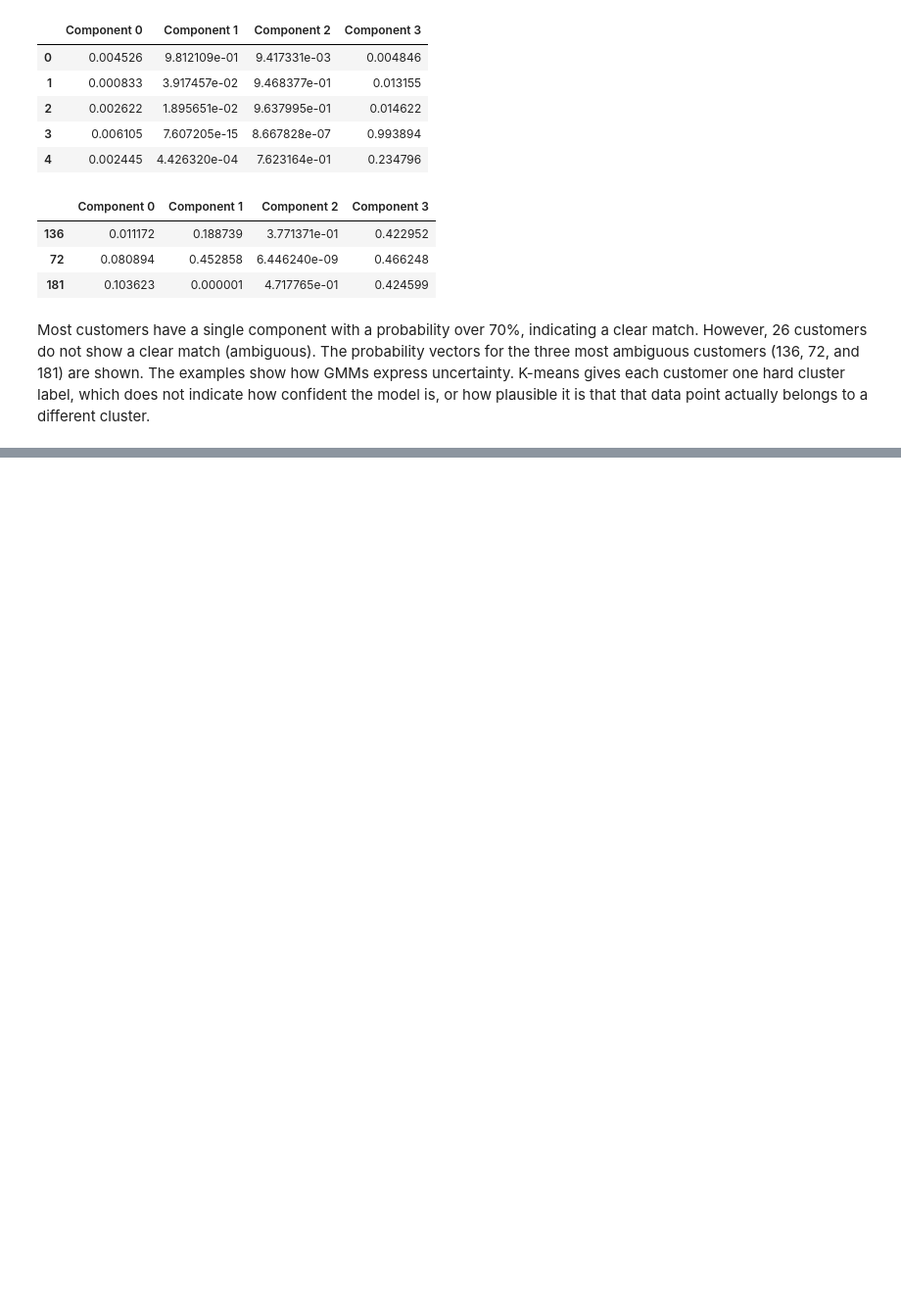
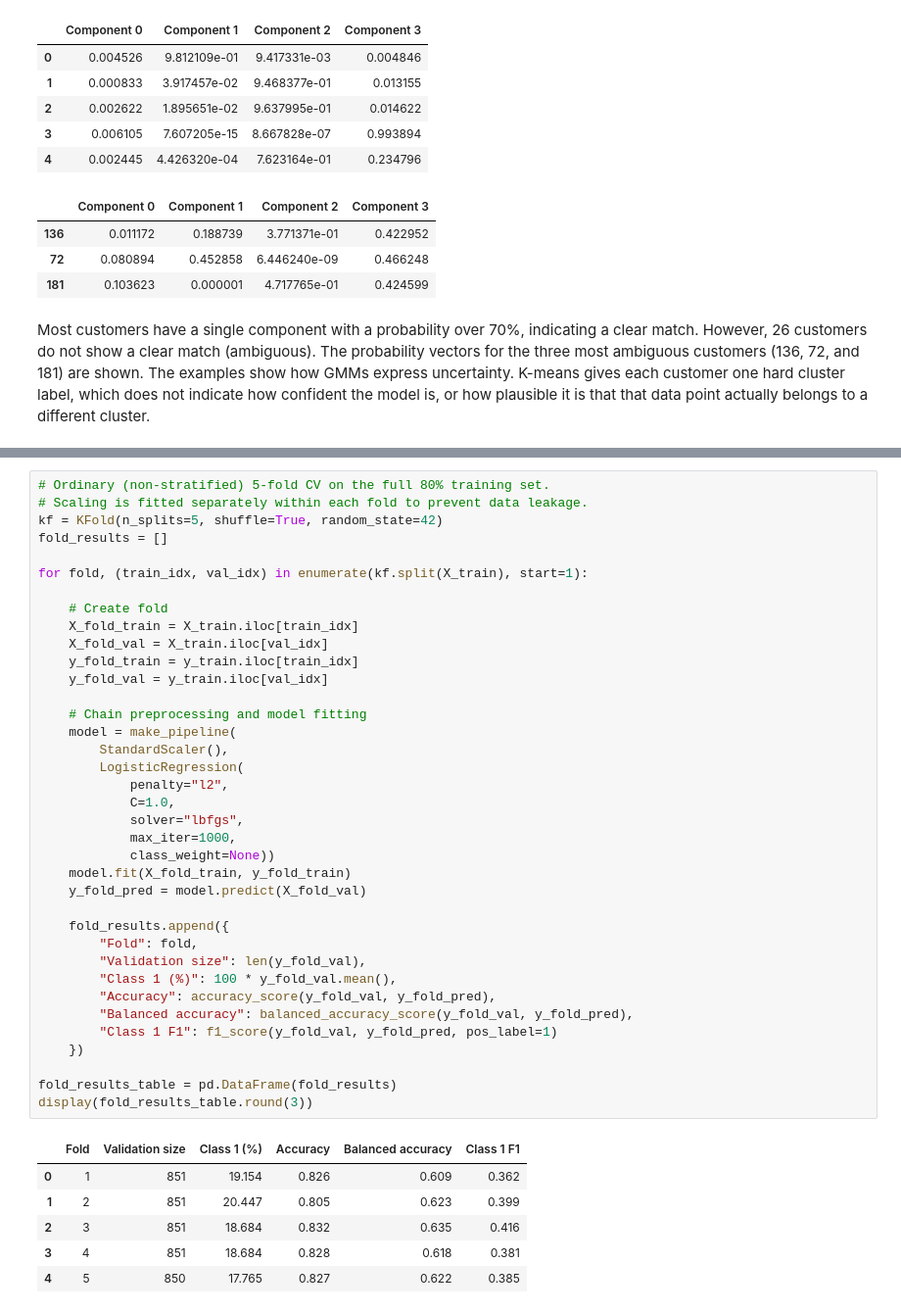
Before and after one commit to codettlaff/CPTS_575, a Jupyter notebook: assignment5/assignment5.ipynb, the cells around one changed output, grey strips where cells are left out. Shown at 98% size. Cells and saved outputs as stored; diff of their text form; blank space fills up the shorter version.

```diff
--- a/assignment5/assignment5.ipynb
+++ b/assignment5/assignment5.ipynb
@@ -420,0 +592,44 @@ Most customers have a single component with a probability over 70%, indicating a
+# %%
+# Ordinary (non-stratified) 5-fold CV on the full 80% training set.
+# Scaling is fitted separately within each fold to prevent data leakage.
+kf = KFold(n_splits=5, shuffle=True, random_state=42)
+fold_results = []
+
+for fold, (train_idx, val_idx) in enumerate(kf.split(X_train), start=1):
+
+    # Create fold
+    X_fold_train = X_train.iloc[train_idx]
+    X_fold_val = X_train.iloc[val_idx]
+    y_fold_train = y_train.iloc[train_idx]
+    y_fold_val = y_train.iloc[val_idx]
+
+    # Chain preprocessing and model fitting
+    model = make_pipeline(
+        StandardScaler(),
+        LogisticRegression(
+            penalty="l2",
+            C=1.0,
+            solver="lbfgs",
+            max_iter=1000,
+            class_weight=None))
+    model.fit(X_fold_train, y_fold_train)
+    y_fold_pred = model.predict(X_fold_val)
+
+    fold_results.append({
+        "Fold": fold,
+        "Validation size": len(y_fold_val),
+        "Class 1 (%)": 100 * y_fold_val.mean(),
+        "Accuracy": accuracy_score(y_fold_val, y_fold_pred),
+        "Balanced accuracy": balanced_accuracy_score(y_fold_val, y_fold_pred),
+        "Class 1 F1": f1_score(y_fold_val, y_fold_pred, pos_label=1)
+    })
+
+fold_results_table = pd.DataFrame(fold_results)
+display(fold_results_table.round(3))
+# %% [output]
+|  | Fold | Validation size | Class 1 (%) | Accuracy | Balanced accuracy | Class 1 F1 |
+| 0 | 1 | 851 | 19.154 | 0.826 | 0.609 | 0.362 |
+| 1 | 2 | 851 | 20.447 | 0.805 | 0.623 | 0.399 |
+| 2 | 3 | 851 | 18.684 | 0.832 | 0.635 | 0.416 |
+| 3 | 4 | 851 | 18.684 | 0.828 | 0.618 | 0.381 |
+| 4 | 5 | 850 | 17.765 | 0.827 | 0.622 | 0.385 |
```
Also changed, not shown: parts of 28 cells of this notebook.
